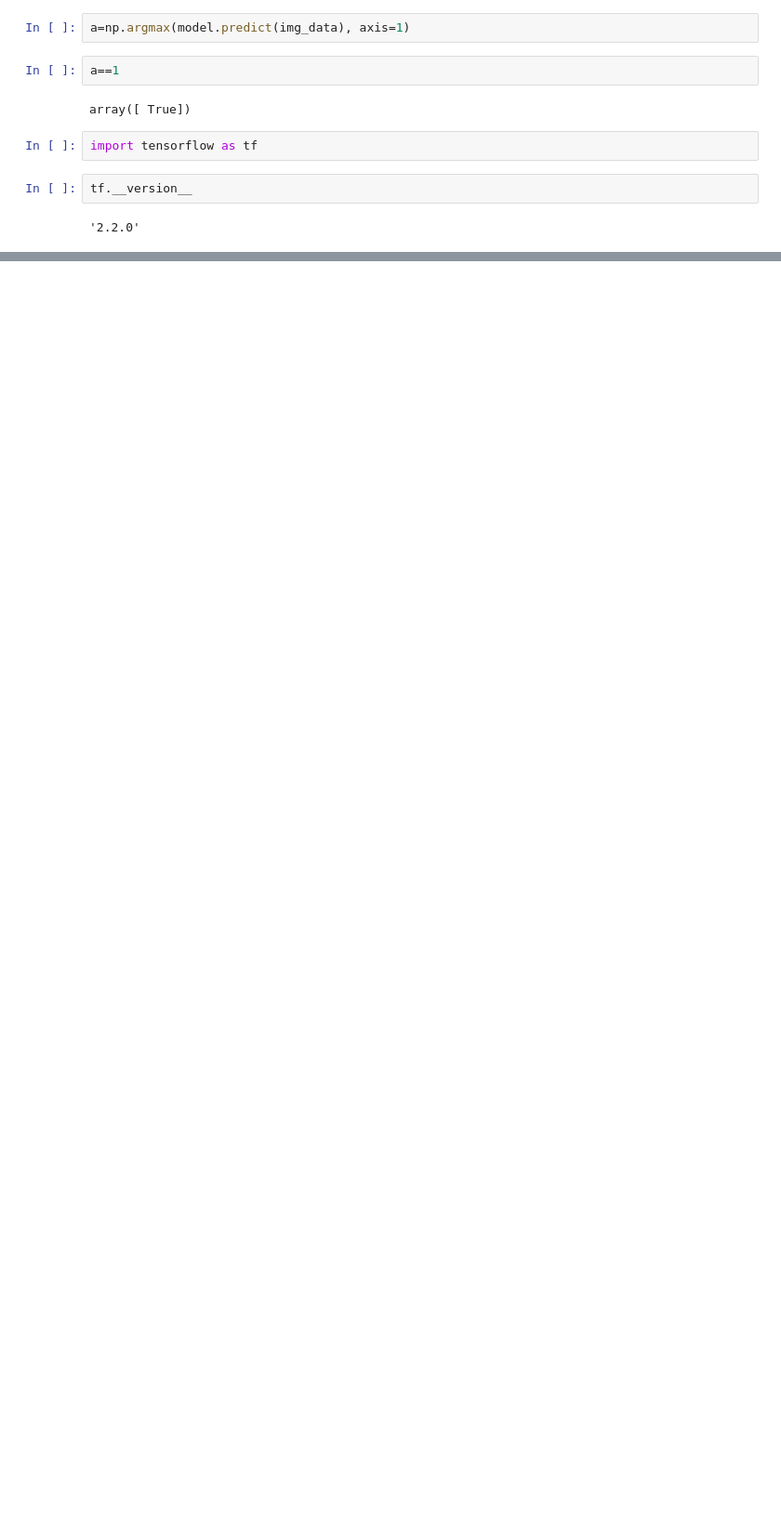
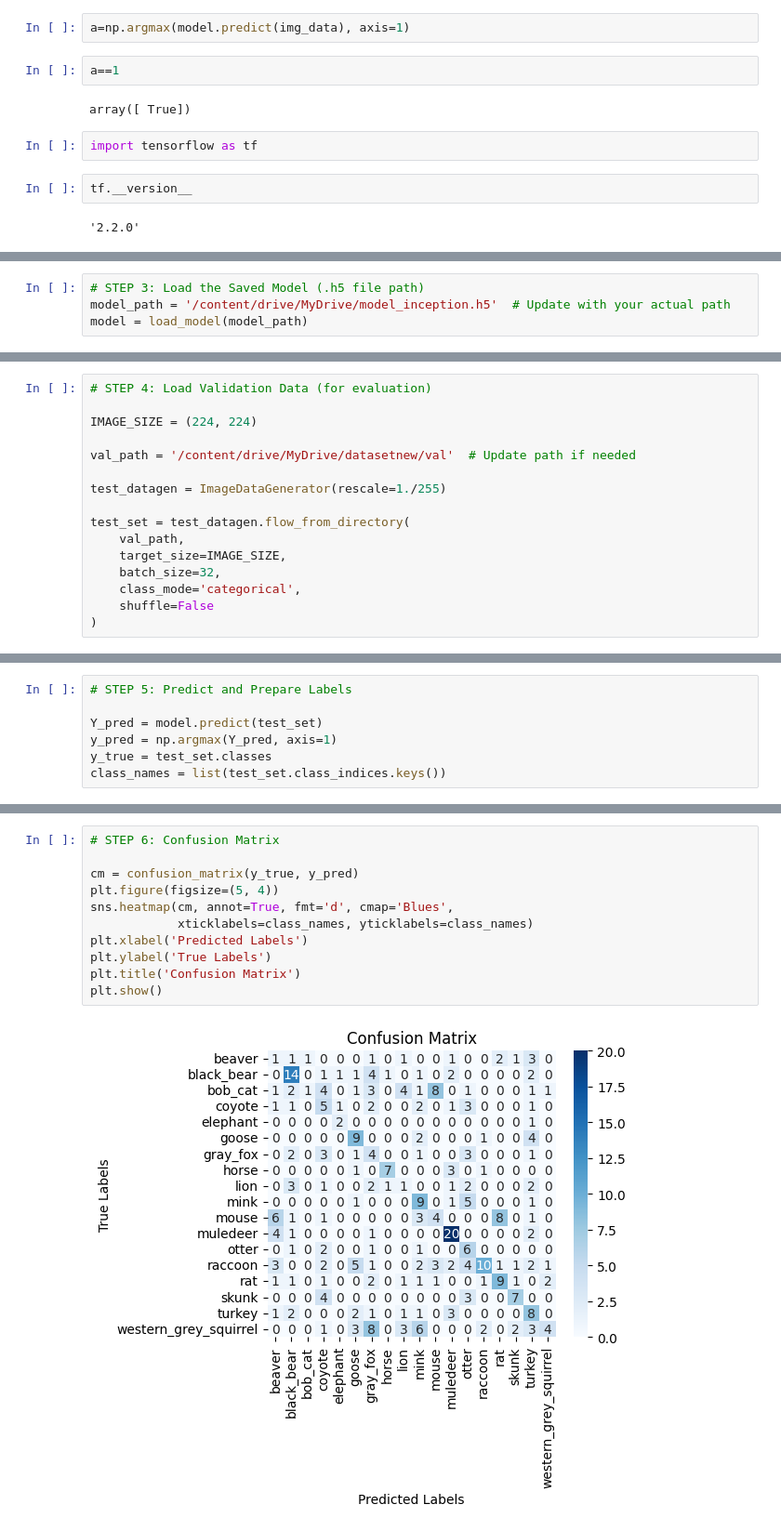
Before and after one commit to ZubiyaAzeem/Brighter-Beginnings, a Jupyter notebook: Transfer Learning Inception V3.ipynb, the cells around one changed output, grey strips where cells are left out. Shown at 93% size. Drawn from its saved outputs; the diff is of its cells as text; blank space fills up the shorter version.

```diff
--- a/Transfer Learning Inception V3.ipynb
+++ b/Transfer Learning Inception V3.ipynb
@@ -289,0 +288,4 @@ tf.__version__
+# %%
+# STEP 3: Load the Saved Model (.h5 file path)
+model_path = '/content/drive/MyDrive/model_inception.h5'  # Update with your actual path
+model = load_model(model_path)
@@ -289,0 +294,16 @@ tf.__version__
+# %%
+# STEP 4: Load Validation Data (for evaluation)
+
+IMAGE_SIZE = (224, 224)
+
+val_path = '/content/drive/MyDrive/datasetnew/val'  # Update path if needed
+
+test_datagen = ImageDataGenerator(rescale=1./255)
+
+test_set = test_datagen.flow_from_directory(
+    val_path,
+    target_size=IMAGE_SIZE,
+    batch_size=32,
+    class_mode='categorical',
+    shuffle=False
+)
@@ -289,0 +312,7 @@ tf.__version__
+# %%
+# STEP 5: Predict and Prepare Labels
+
+Y_pred = model.predict(test_set)
+y_pred = np.argmax(Y_pred, axis=1)
+y_true = test_set.classes
+class_names = list(test_set.class_indices.keys())
@@ -289,0 +321,13 @@ tf.__version__
+# %%
+# STEP 6: Confusion Matrix
+
+cm = confusion_matrix(y_true, y_pred)
+plt.figure(figsize=(5, 4))
+sns.heatmap(cm, annot=True, fmt='d', cmap='Blues',
+            xticklabels=class_names, yticklabels=class_names)
+plt.xlabel('Predicted Labels')
+plt.ylabel('True Labels')
+plt.title('Confusion Matrix')
+plt.show()
+# %% [output]
+[figure, added]
```
Also changed, not shown: parts of 11 cells of this notebook.
